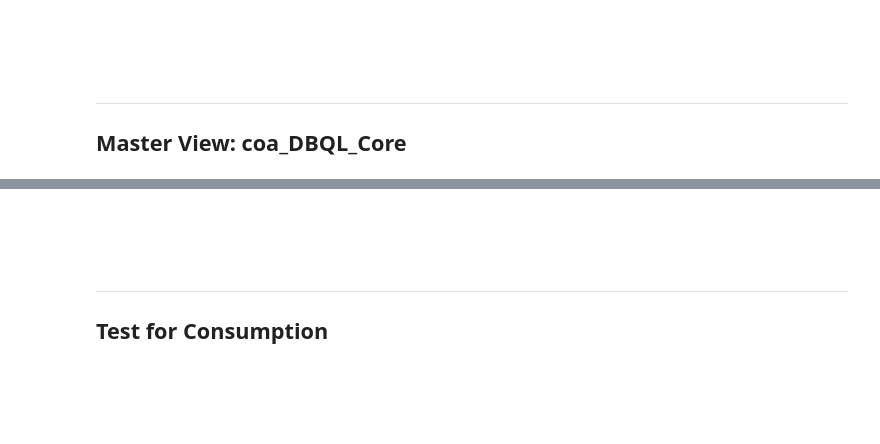
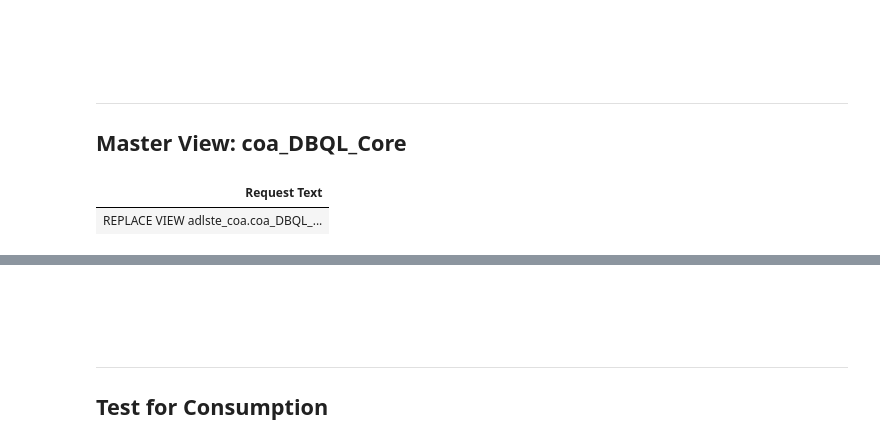
Before and after one commit to tdcoa/sql, a Jupyter notebook: datamodel/dbql_core.ipynb, the cells around one changed output, grey strips where cells are left out. Saved outputs shown, nothing was run; the diff lists cells and outputs as text; code cells hidden in the pictures; blank space fills up the shorter version.

```diff
--- a/datamodel/dbql_core.ipynb
+++ b/datamodel/dbql_core.ipynb
@@ -814,3 +817,8 @@ SELECT * from adlste_coa.coa_dat_DBQL_Core where Site_ID='test' and cast(logTS a
 # %% [markdown]
 <br/><br/><br/><hr>
 ## Master View: coa_DBQL_Core
+# %%
+show view adlste_coa.coa_DBQL_Core
+# %% [output]
+| Request Text |
+| REPLACE VIEW adlste_coa.coa_DBQL_... |
```
Also changed, not shown: parts of 9 cells of this notebook, 1 other file.
